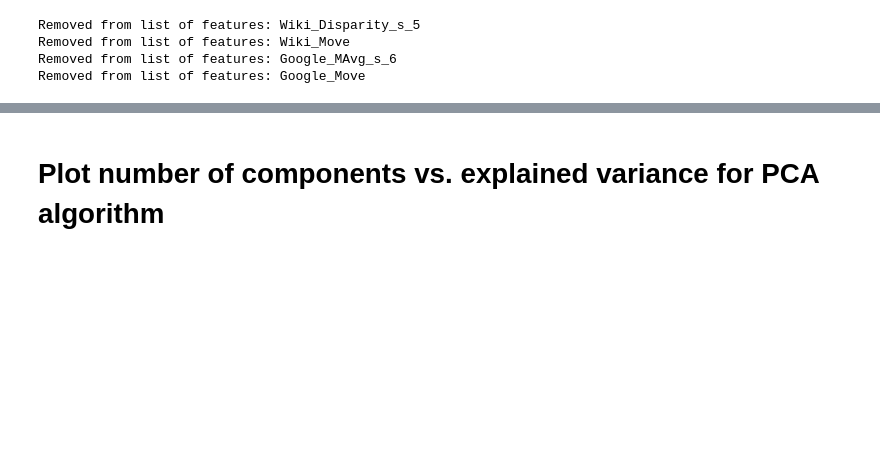
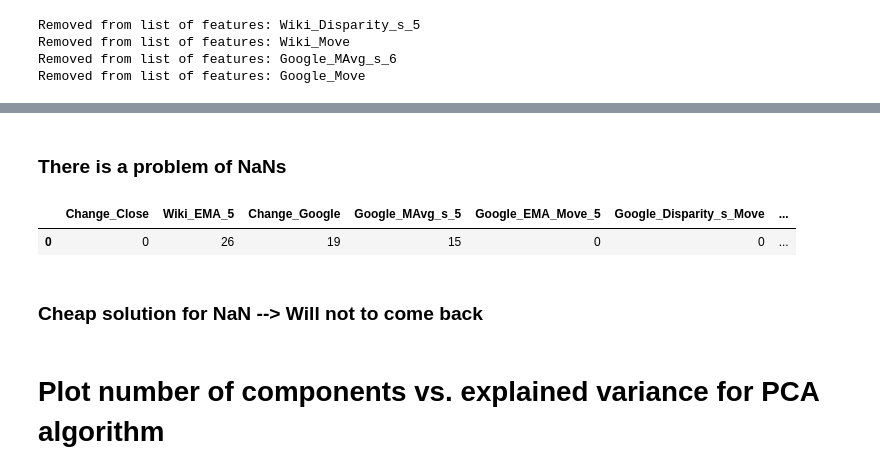
Before and after one commit to fabcabrera/Stock-Predictions, a Jupyter notebook: Fabrizio/DT Model Attempt.ipynb, the cells around one changed output, grey strips where cells are left out. Saved outputs shown, nothing was run; the diff lists cells and outputs as text; code cells hidden in the pictures; blank space fills up the shorter version.

```diff
--- a/Fabrizio/DT Model Attempt.ipynb
+++ b/Fabrizio/DT Model Attempt.ipynb
@@ -121,0 +174,9 @@ X_test_tr = X_test_sc[selected_features]
+# %% [markdown]
+### There is a problem of NaNs
+# %%
+pd.DataFrame(X_train_tr.isna().sum()).T
+# %% [output]
+|  | Change_Close | Wiki_EMA_5 | Change_Google | Google_MAvg_s_5 | Google_EMA_Move_5 | Google_Disparity_s_Move | ... |
+| 0 | 0 | 26 | 19 | 15 | 0 | 0 | ... |
+# %% [markdown]
+### Cheap solution for NaN --> Will not to come back
```
Also changed, not shown: parts of 20 cells of this notebook.
